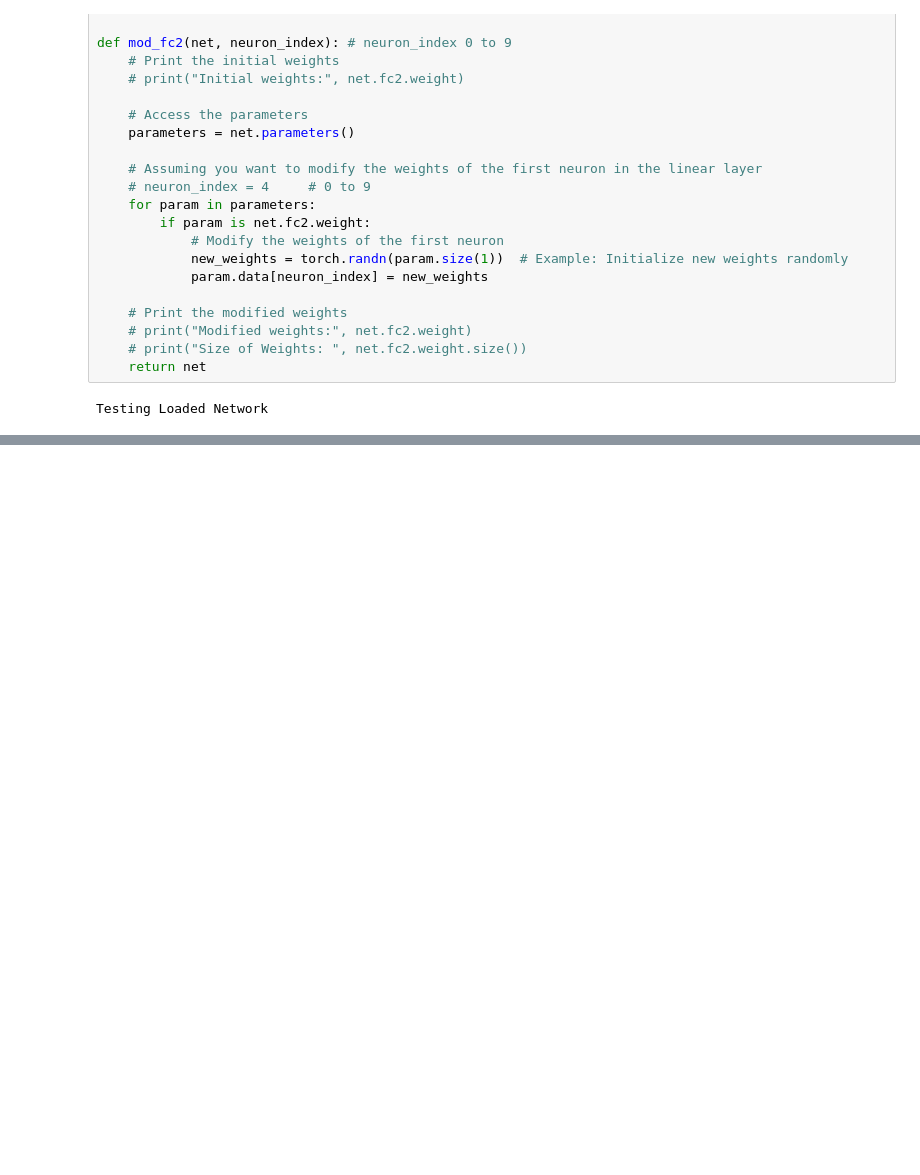
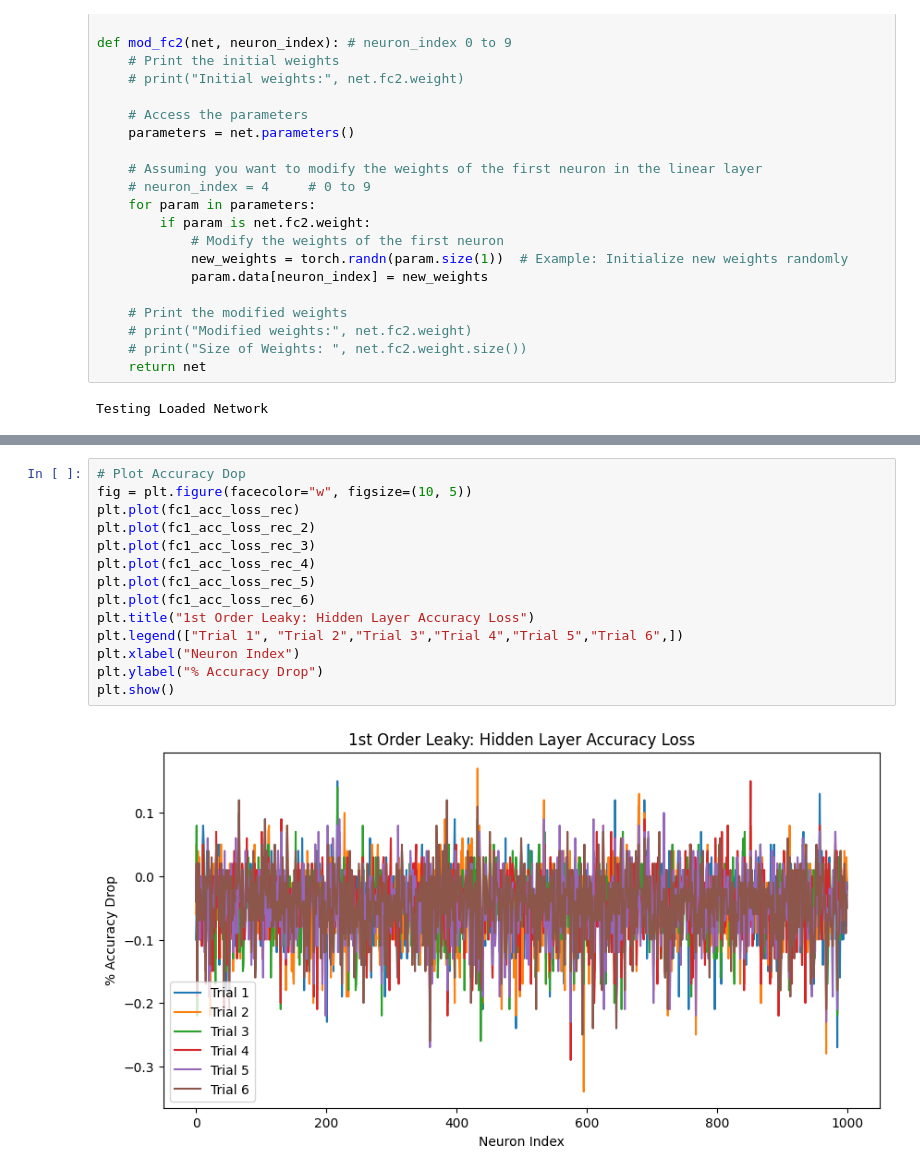
Before and after one commit to Johnmakuta/NeuralTrauma, a Jupyter notebook: eval_net.ipynb, the cells around one changed output, grey strips where cells are left out. Saved outputs shown, nothing was run; the diff lists cells and outputs as text; blank space fills up the shorter version.

```diff
--- a/eval_net.ipynb
+++ b/eval_net.ipynb
@@ -400,0 +652,16 @@ KeyboardInterrupt:
+# %%
+# Plot Accuracy Dop
+fig = plt.figure(facecolor="w", figsize=(10, 5))
+plt.plot(fc1_acc_loss_rec)
+plt.plot(fc1_acc_loss_rec_2)
+plt.plot(fc1_acc_loss_rec_3)
+plt.plot(fc1_acc_loss_rec_4)
+plt.plot(fc1_acc_loss_rec_5)
+plt.plot(fc1_acc_loss_rec_6)
+plt.title("1st Order Leaky: Hidden Layer Accuracy Loss")
+plt.legend(["Trial 1", "Trial 2","Trial 3","Trial 4","Trial 5","Trial 6",])
+plt.xlabel("Neuron Index")
+plt.ylabel("% Accuracy Drop")
+plt.show()
+# %% [output]
+[figure, added]
```
Also changed, not shown: parts of 10 cells of this notebook, 2 other files.
